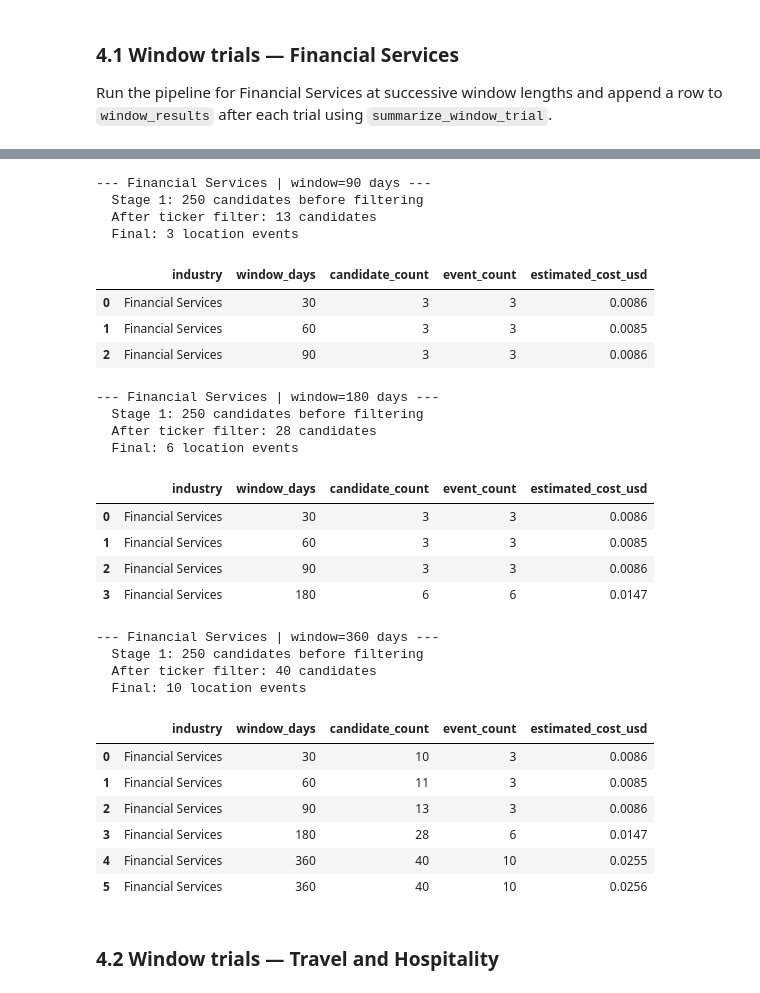
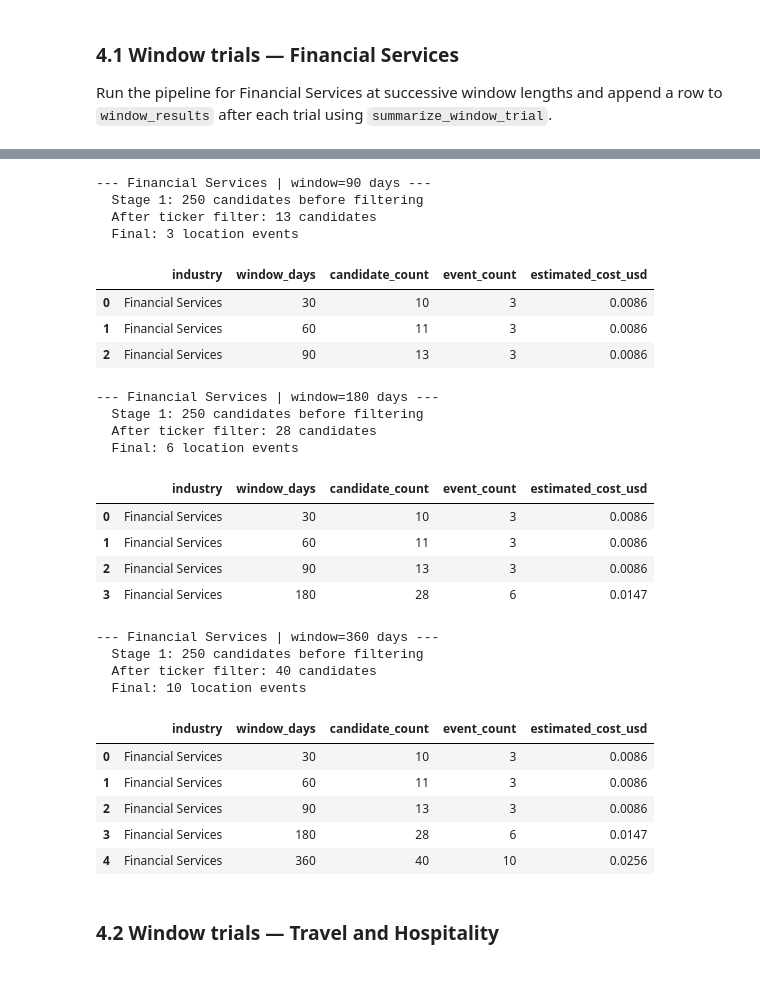
Before and after one commit to ProfessorPatrickSlatraigh/cis3120-spring2026, a Jupyter notebook: notebooks/MP03_Notebook_team_02.ipynb, the cells around one changed output, grey strips where cells are left out. Drawn from its saved outputs; the diff is of its cells as text; code cells hidden in the pictures.

```diff
--- a/notebooks/MP03_Notebook_team_02.ipynb
+++ b/notebooks/MP03_Notebook_team_02.ipynb
@@ -583,32 +579,32 @@ window_results
 # %%
 fs_events_90 = run_industry_pipeline(
     "Financial Services",
     FINANCIAL_SERVICES_TICKERS,
     FINANCIAL_SERVICES_PHRASES,
     window_days=90,
 )
 fs_cost_90 = sum(
     r.get("input_tokens", 0) * 0.000001 +
     r.get("output_tokens", 0) * 0.000005
     for r in fs_events_90
 )
 window_results = pd.concat([window_results, pd.DataFrame([summarize_window_trial(
     industry_label="Financial Services",
     window_days=90,
-    candidate_count=13),
+    candidate_count=13,
     event_count=len(fs_events_90),
     estimated_cost_usd=fs_cost_90,
 )])], ignore_index=True)
 window_results
 # %% [output]
 --- Financial Services | window=90 days ---
   Stage 1: 250 candidates before filtering
   After ticker filter: 13 candidates
   Final: 3 location events
 |  | industry | window_days | candidate_count | event_count | estimated_cost_usd |
-| 0 | Financial Services | 30 | 3 | 3 | 0.0086 |
-| 1 | Financial Services | 60 | 3 | 3 | 0.0085 |
-| 2 | Financial Services | 90 | 3 | 3 | 0.0086 |
+| 0 | Financial Services | 30 | 10 | 3 | 0.0086 |
+| 1 | Financial Services | 60 | 11 | 3 | 0.0086 |
+| 2 | Financial Services | 90 | 13 | 3 | 0.0086 |
 # %%
 fs_events_180 = run_industry_pipeline(
     "Financial Services",
@@ -635,10 +631,10 @@ window_results
   After ticker filter: 28 candidates
   Final: 6 location events
 |  | industry | window_days | candidate_count | event_count | estimated_cost_usd |
-| 0 | Financial Services | 30 | 3 | 3 | 0.0086 |
-| 1 | Financial Services | 60 | 3 | 3 | 0.0085 |
-| 2 | Financial Services | 90 | 3 | 3 | 0.0086 |
-| 3 | Financial Services | 180 | 6 | 6 | 0.0147 |
+| 0 | Financial Services | 30 | 10 | 3 | 0.0086 |
+| 1 | Financial Services | 60 | 11 | 3 | 0.0086 |
+| 2 | Financial Services | 90 | 13 | 3 | 0.0086 |
+| 3 | Financial Services | 180 | 28 | 6 | 0.0147 |
 # %%
 fs_events_360 = run_industry_pipeline(
     "Financial Services",
@@ -666,11 +662,10 @@ window_results
   Final: 10 location events
 |  | industry | window_days | candidate_count | event_count | estimated_cost_usd |
 | 0 | Financial Services | 30 | 10 | 3 | 0.0086 |
-| 1 | Financial Services | 60 | 11 | 3 | 0.0085 |
+| 1 | Financial Services | 60 | 11 | 3 | 0.0086 |
 | 2 | Financial Services | 90 | 13 | 3 | 0.0086 |
 | 3 | Financial Services | 180 | 28 | 6 | 0.0147 |
-| 4 | Financial Services | 360 | 40 | 10 | 0.0255 |
-| 5 | Financial Services | 360 | 40 | 10 | 0.0256 |
+| 4 | Financial Services | 360 | 40 | 10 | 0.0256 |
 # %% [markdown]
 ### 4.2 Window trials — Travel and Hospitality
 # %%
```
Also changed, not shown: parts of 9 cells of this notebook.
